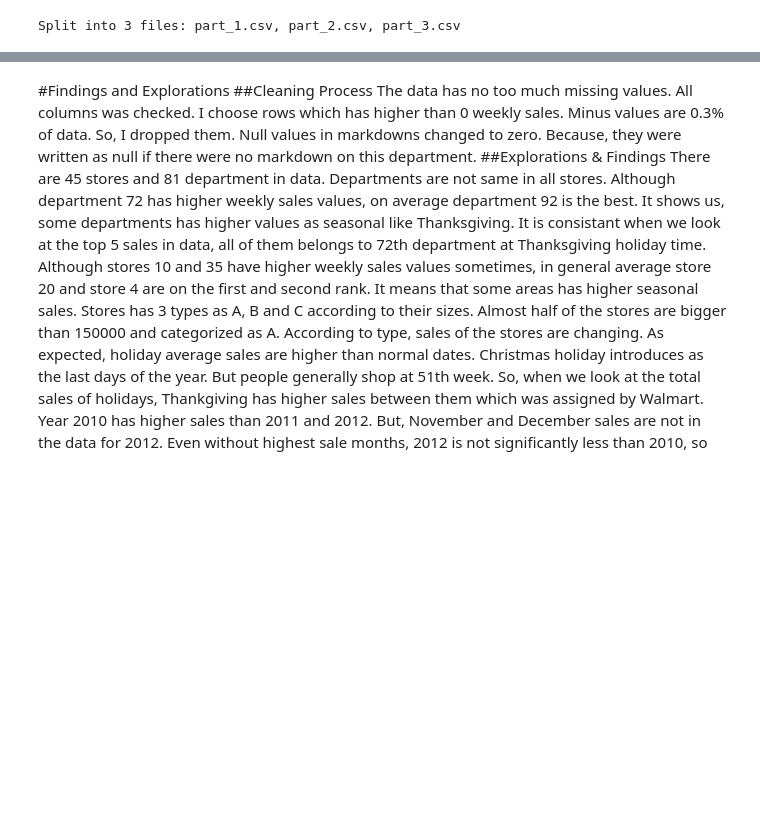
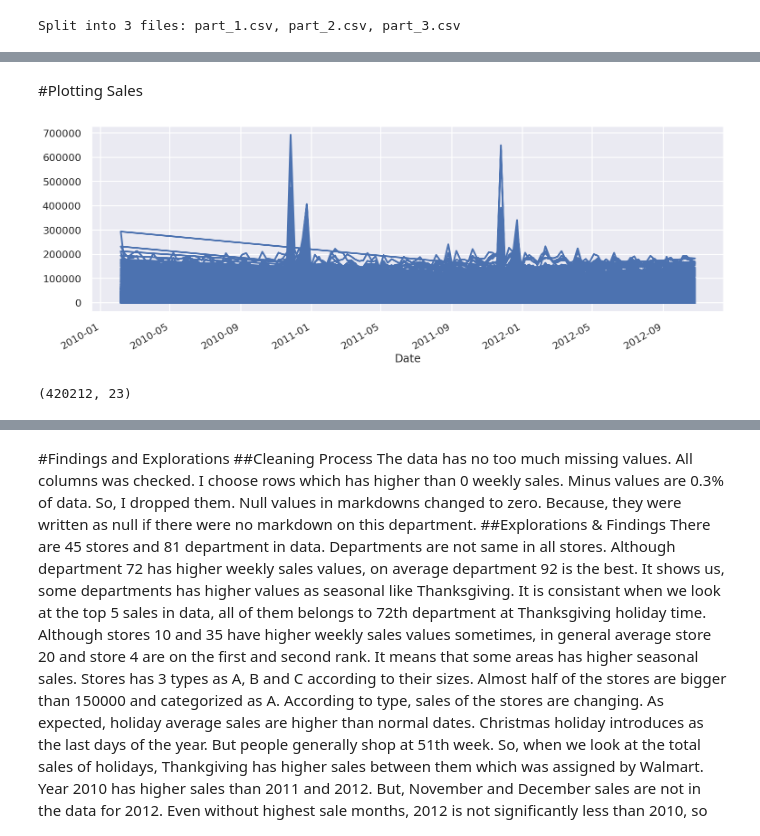
Before and after one commit to ekvirika/WalmartRecruiting, a Jupyter notebook: notebooks/data_exploration.ipynb, the cells around one changed output, grey strips where cells are left out. Drawn from its saved outputs; the diff is of its cells as text; code cells hidden in the pictures; blank space fills up the shorter version.

Commit message:
Update: data exploration

```diff
--- a/notebooks/data_exploration.ipynb
+++ b/notebooks/data_exploration.ipynb
@@ -1506,0 +1517,26 @@ files.download('part_3.csv')
+# %%
+df["Date"] = pd.to_datetime(df["Date"]) #changing data to datetime for decomposing
+# %%
+df.set_index('Date', inplace=True) #seting date as index
+# %% [markdown]
+#Plotting Sales
+# %%
+plt.figure(figsize=(18,6))
+df['Weekly_Sales'].plot()
+plt.show()
+# %% [output]
+[figure, added]
+# %%
+import pandas as pd
+
+# Load each split CSV (adjust paths if needed)
+df1 = pd.read_csv('part_1.csv')
+df2 = pd.read_csv('part_2.csv')
+df3 = pd.read_csv('part_3.csv')
+
+# Concatenate them back into one DataFrame
+full_df = pd.concat([df1, df2, df3], ignore_index=True)
+
+print(full_df.shape)  # should be the original size
+# %% [output]
+(420212, 23)
```
Also changed, not shown: parts of 5 cells of this notebook.
